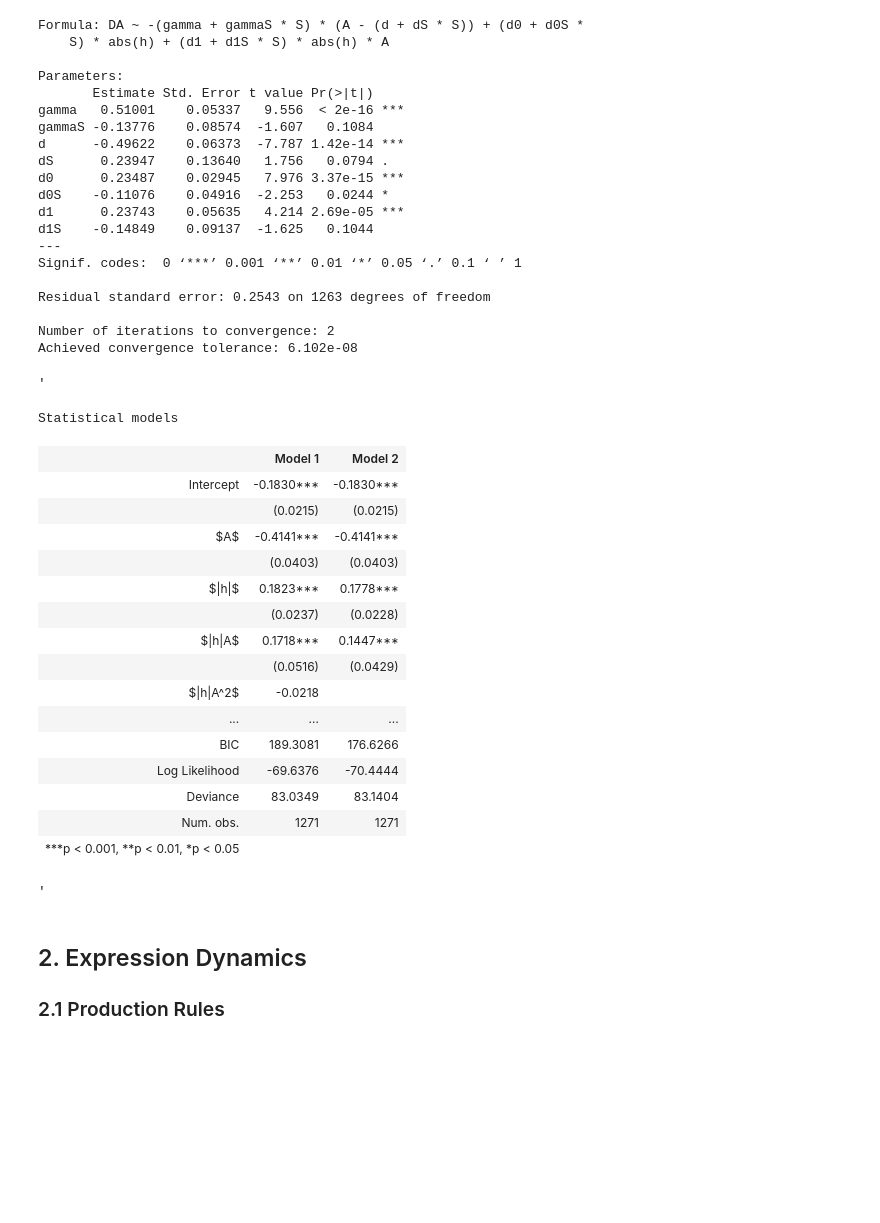
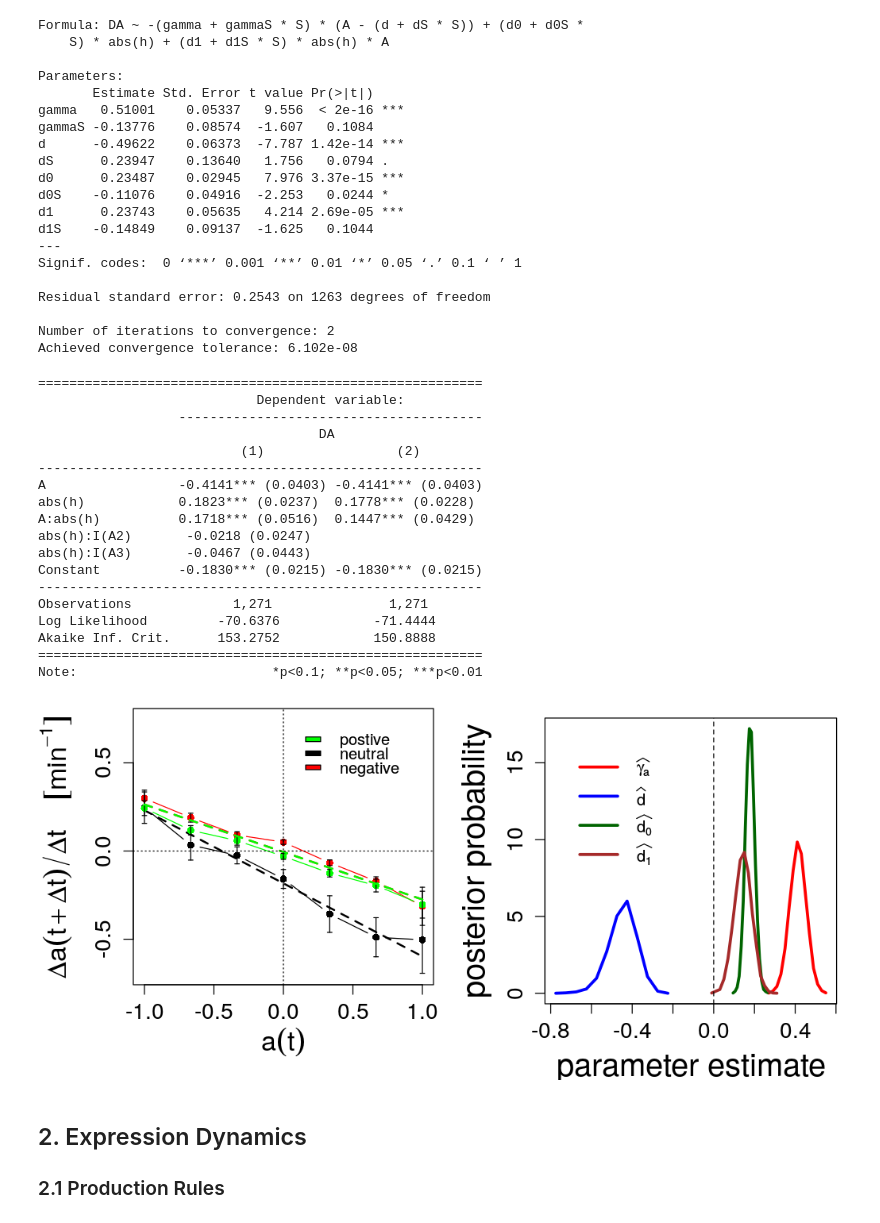
Before and after one commit to dgarcia-eu/EmotionDynamics_RSOS, a Jupyter notebook: EmotionDynamics_RSOS.ipynb, the cells around one changed output. Saved outputs shown, nothing was run; the diff lists cells and outputs as text; code cells hidden in the pictures; blank space fills up the shorter version.

```diff
--- a/EmotionDynamics_RSOS.ipynb
+++ b/EmotionDynamics_RSOS.ipynb
@@ -316,31 +321,28 @@ Achieved convergence tolerance: 6.102e-08
 # %%
 modelPre <- glm(DA ~ A+abs(h)+abs(h):(A+I(A^2)+I(A^3)) )
 modelArousalSimp <- stepAIC(modelPre, direction="both", trace=0)
-htmlreg(list(modelPre,modelArousalSimp), custom.coef.names=c("Intercept", "$A$", "$|h|$",
-                        "$|h|A$", "$|h|A^2$", "$|h|A^3$"), bold=0.05, digits=4)
+stargazer(modelPre,modelArousalSimp,type="text", digits=4, single.row=TRUE)
 # %% [output]
-'
+=========================================================
+                            Dependent variable:
+                  ---------------------------------------
+                                    DA
+                          (1)                 (2)
+---------------------------------------------------------
+A                 -0.4141*** (0.0403) -0.4141*** (0.0403)
+abs(h)            0.1823*** (0.0237)  0.1778*** (0.0228)
+A:abs(h)          0.1718*** (0.0516)  0.1447*** (0.0429)
+abs(h):I(A2)       -0.0218 (0.0247)
+abs(h):I(A3)       -0.0467 (0.0443)
+Constant          -0.1830*** (0.0215) -0.1830*** (0.0215)
+---------------------------------------------------------
+Observations             1,271               1,271
+Log Likelihood         -70.6376            -71.4444
+Akaike Inf. Crit.      153.2752            150.8888
+=========================================================
+Note:                         *p<0.1; **p<0.05; ***p<0.01
-Statistical models
-|  | Model 1 | Model 2 |
-| Intercept | -0.1830*** | -0.1830*** |
-|  | (0.0215) | (0.0215) |
-| $A$ | -0.4141*** | -0.4141*** |
-|  | (0.0403) | (0.0403) |
-| $|h|$ | 0.1823*** | 0.1778*** |
-|  | (0.0237) | (0.0228) |
-| $|h|A$ | 0.1718*** | 0.1447*** |
-|  | (0.0516) | (0.0429) |
-| $|h|A^2$ | -0.0218 |  |
-| ... | ... | ... |
-| BIC | 189.3081 | 176.6266 |
-| Log Likelihood | -69.6376 | -70.4444 |
-| Deviance | 83.0349 | 83.1404 |
-| Num. obs. | 1271 | 1271 |
-| ***p < 0.001, **p < 0.01, *p < 0.05 |  |  |
-'
 # %%
 options(repr.plot.width=8.5, repr.plot.height=4)
-options(jupyter.plot_mimetypes = 'image/svg+xml')
 
 par(mfrow=c(1,2))
 par(mar=c(5,5,0.5,0.5))
@@ -365,33 +367,35 @@ abline(v=0, lty=3)
 abline(h=0, lty=3)
 legend(x= 0.025, y = 0.7, list("postive", "neutral", "negative"),
        fill = c("green", "black", "red"), col =  c("green", "black", "red"), box.lwd=-1, y.intersp=1.5)
 
 
 Bayesianmodel <-bayesglm(DA ~ abs(h) + A + abs(h):A, prior.df=Inf)
 simulates <- coef(sim(Bayesianmodel, n.sims=20000))
 
 posteriorD <- simulates[10001:20000,1]/(-1*simulates[10001:20000,3])
 posteriorG <- -1*simulates[10001:20000,3]
 posteriorD0 <- simulates[10001:20000,2]
 posteriorD1 <- simulates[10001:20000,4]
 
 DHist <- hist(posteriorD, plot=FALSE)
 GHist <- hist(posteriorG, plot=FALSE)
 D0Hist <- hist(posteriorD0, plot=FALSE)
 D1Hist <- hist(posteriorD1, plot=FALSE)
 
 xlims <- range(c(DHist$mids,GHist$mids,D0Hist$mids,D1Hist$mids))
 ylims <- range(c(DHist$density,GHist$density,D0Hist$density,D1Hist$density))
 par(mar=c(4,5.35,1,0.6))
 plot(GHist$mids, GHist$density, xlim=xlims, ylim=ylims, col="red", type="l", xlab="parameter estimate",
      ylab="posterior probability", cex.lab=2, cex.axis=1.4, lwd=3)
 lines(DHist$mids, DHist$density, col="blue", lwd=3)
 lines(D0Hist$mids, D0Hist$density, col="darkgreen", lwd=3)
 lines(D1Hist$mids, D1Hist$density, col="brown", lwd=3)
 abline(v=0, lty=2)
 legend(x= -0.75, y = 16, c(expression(widehat(gamma[a])), expression(widehat(d)), expression(widehat(d[0])),
                           expression(widehat(d[1]))), col = c("red", "blue", "darkgreen", "brown"),
                           lwd=3, cex=1, box.lwd=-1,y.intersp=3)
+# %% [output]
+[figure, added]
 # %% [markdown]
 ## 2. Expression Dynamics
 ### 2.1 Production Rules
```
Also changed, not shown: parts of 13 cells of this notebook.
